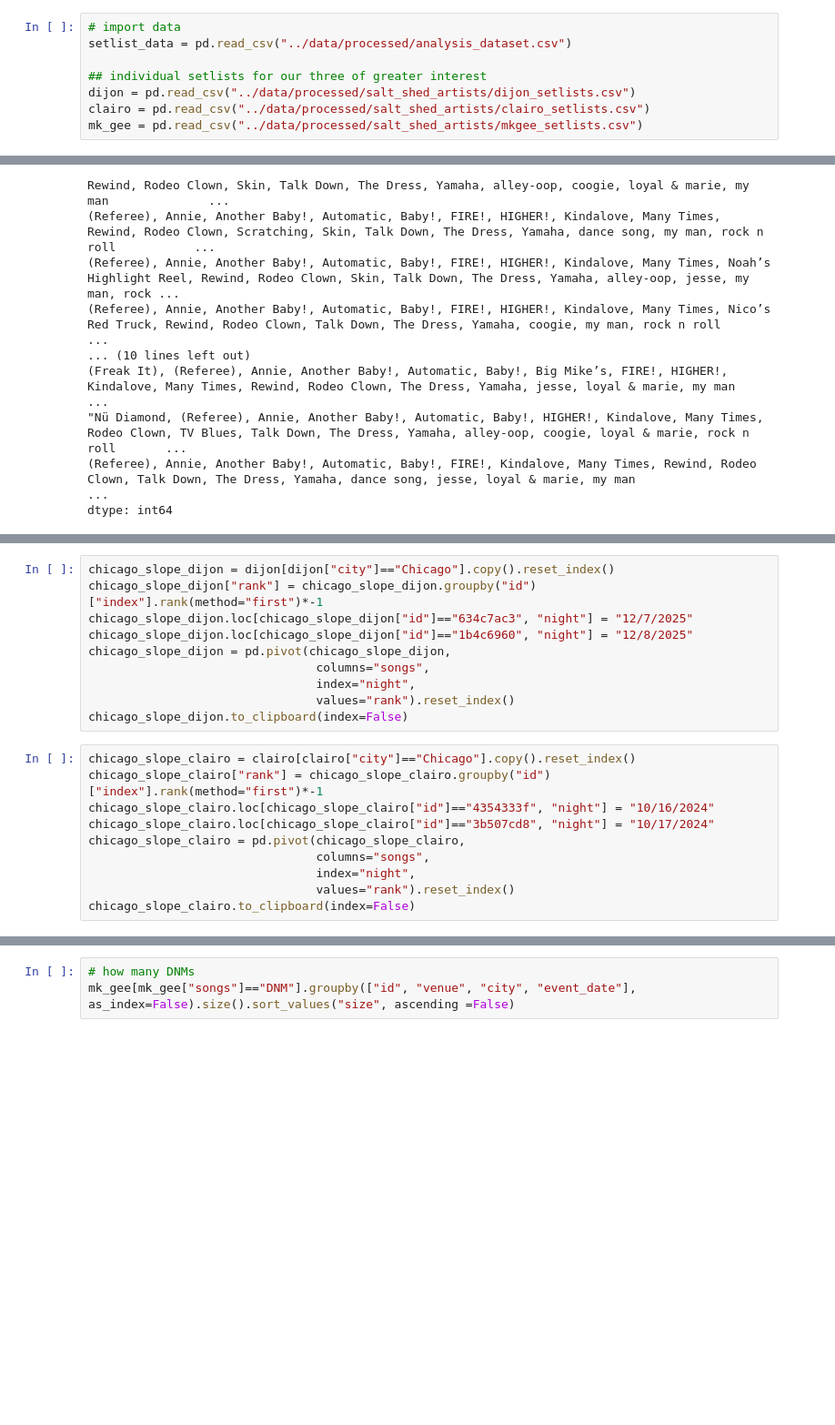
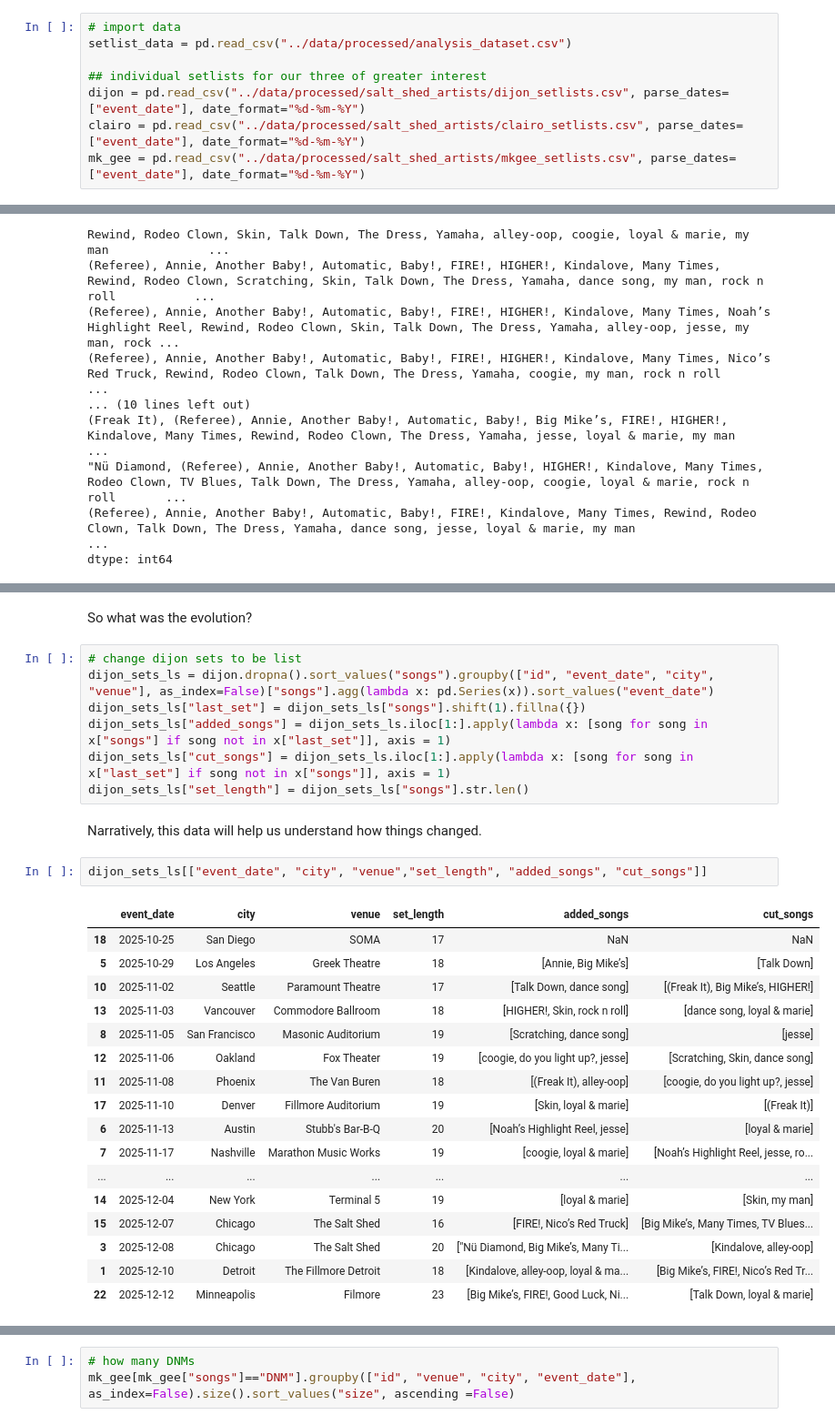
Before and after one commit to ldarwiche31/live-music-analysis, a Jupyter notebook: code/04-analyze-data.ipynb, the cells around one changed output, grey strips where cells are left out. Shown at 91% size. Drawn from its saved outputs; the diff is of its cells as text; blank space fills up the shorter version.

```diff
--- a/code/04-analyze-data.ipynb
+++ b/code/04-analyze-data.ipynb
@@ -30,9 +30,9 @@ from matplotlib import pyplot as plt
 setlist_data = pd.read_csv("../data/processed/analysis_dataset.csv")
 
 ## individual setlists for our three of greater interest
-dijon = pd.read_csv("../data/processed/salt_shed_artists/dijon_setlists.csv")
-clairo = pd.read_csv("../data/processed/salt_shed_artists/clairo_setlists.csv")
-mk_gee = pd.read_csv("../data/processed/salt_shed_artists/mkgee_setlists.csv")
+dijon = pd.read_csv("../data/processed/salt_shed_artists/dijon_setlists.csv", parse_dates=["event_date"], date_format="%d-%m-%Y")
+clairo = pd.read_csv("../data/processed/salt_shed_artists/clairo_setlists.csv", parse_dates=["event_date"], date_format="%d-%m-%Y")
+mk_gee = pd.read_csv("../data/processed/salt_shed_artists/mkgee_setlists.csv", parse_dates=["event_date"], date_format="%d-%m-%Y")
 # %%
 # some data cleaning
 setlist_data["monthly_listen_group"] = pd.Categorical(setlist_data["monthly_listen_group"], ordered=True, categories=["Low", "Medium", "High", "Very high"])
@@ -183,20 +137,31 @@ mk_gee_heat_map.to_clipboard(index=False)
-# %%
-chicago_slope_dijon = dijon[dijon["city"]=="Chicago"].copy().reset_index()
-chicago_slope_dijon["rank"] = chicago_slope_dijon.groupby("id")["index"].rank(method="first")*-1
-chicago_slope_dijon.loc[chicago_slope_dijon["id"]=="634c7ac3", "night"] = "12/7/2025"
-chicago_slope_dijon.loc[chicago_slope_dijon["id"]=="1b4c6960", "night"] = "12/8/2025"
-chicago_slope_dijon = pd.pivot(chicago_slope_dijon,
-                                columns="songs",
-                                index="night",
-                                values="rank").reset_index()
-chicago_slope_dijon.to_clipboard(index=False)
-# %%
-chicago_slope_clairo = clairo[clairo["city"]=="Chicago"].copy().reset_index()
-chicago_slope_clairo["rank"] = chicago_slope_clairo.groupby("id")["index"].rank(method="first")*-1
-chicago_slope_clairo.loc[chicago_slope_clairo["id"]=="4354333f", "night"] = "10/16/2024"
-chicago_slope_clairo.loc[chicago_slope_clairo["id"]=="3b507cd8", "night"] = "10/17/2024"
-chicago_slope_clairo = pd.pivot(chicago_slope_clairo,
-                                columns="songs",
-                                index="night",
-                                values="rank").reset_index()
-chicago_slope_clairo.to_clipboard(index=False)
+# %% [markdown]
+So what was the evolution?
+# %%
+# change dijon sets to be list
+dijon_sets_ls = dijon.dropna().sort_values("songs").groupby(["id", "event_date", "city", "venue"], as_index=False)["songs"].agg(lambda x: pd.Series(x)).sort_values("event_date")
+dijon_sets_ls["last_set"] = dijon_sets_ls["songs"].shift(1).fillna({})
+dijon_sets_ls["added_songs"] = dijon_sets_ls.iloc[1:].apply(lambda x: [song for song in x["songs"] if song not in x["last_set"]], axis = 1)
+dijon_sets_ls["cut_songs"] = dijon_sets_ls.iloc[1:].apply(lambda x: [song for song in x["last_set"] if song not in x["songs"]], axis = 1)
+dijon_sets_ls["set_length"] = dijon_sets_ls["songs"].str.len()
+# %% [markdown]
+Narratively, this data will help us understand how things changed.
+# %%
+dijon_sets_ls[["event_date", "city", "venue","set_length", "added_songs", "cut_songs"]]
+# %% [output]
+|  | event_date | city | venue | set_length | added_songs | cut_songs |
+| 18 | 2025-10-25 | San Diego | SOMA | 17 | NaN | NaN |
+| 5 | 2025-10-29 | Los Angeles | Greek Theatre | 18 | [Annie, Big Mike’s] | [Talk Down] |
+| 10 | 2025-11-02 | Seattle | Paramount Theatre | 17 | [Talk Down, dance song] | [(Freak It), Big Mike’s, HIGHER!] |
+| 13 | 2025-11-03 | Vancouver | Commodore Ballroom | 18 | [HIGHER!, Skin, rock n roll] | [dance song, loyal & marie] |
+| 8 | 2025-11-05 | San Francisco | Masonic Auditorium | 19 | [Scratching, dance song] | [jesse] |
+| 12 | 2025-11-06 | Oakland | Fox Theater | 19 | [coogie, do you light up?, jesse] | [Scratching, Skin, dance song] |
+| 11 | 2025-11-08 | Phoenix | The Van Buren | 18 | [(Freak It), alley-oop] | [coogie, do you light up?, jesse] |
+| 17 | 2025-11-10 | Denver | Fillmore Auditorium | 19 | [Skin, loyal & marie] | [(Freak It)] |
+| 6 | 2025-11-13 | Austin | Stubb's Bar-B-Q | 20 | [Noah’s Highlight Reel, jesse] | [loyal & marie] |
+| 7 | 2025-11-17 | Nashville | Marathon Music Works | 19 | [coogie, loyal & marie] | [Noah’s Highlight Reel, jesse, ro... |
+| ... | ... | ... | ... | ... | ... | ... |
+| 14 | 2025-12-04 | New York | Terminal 5 | 19 | [loyal & marie] | [Skin, my man] |
+| 15 | 2025-12-07 | Chicago | The Salt Shed | 16 | [FIRE!, Nico’s Red Truck] | [Big Mike’s, Many Times, TV Blues... |
+| 3 | 2025-12-08 | Chicago | The Salt Shed | 20 | ["Nü Diamond, Big Mike’s, Many Ti... | [Kindalove, alley-oop] |
+| 1 | 2025-12-10 | Detroit | The Fillmore Detroit | 18 | [Kindalove, alley-oop, loyal & ma... | [Big Mike’s, FIRE!, Nico’s Red Tr... |
+| 22 | 2025-12-12 | Minneapolis | Filmore | 23 | [Big Mike’s, FIRE!, Good Luck, Ni... | [Talk Down, loyal & marie] |
```
Also changed, not shown: parts of 16 cells of this notebook, 2 other files.
